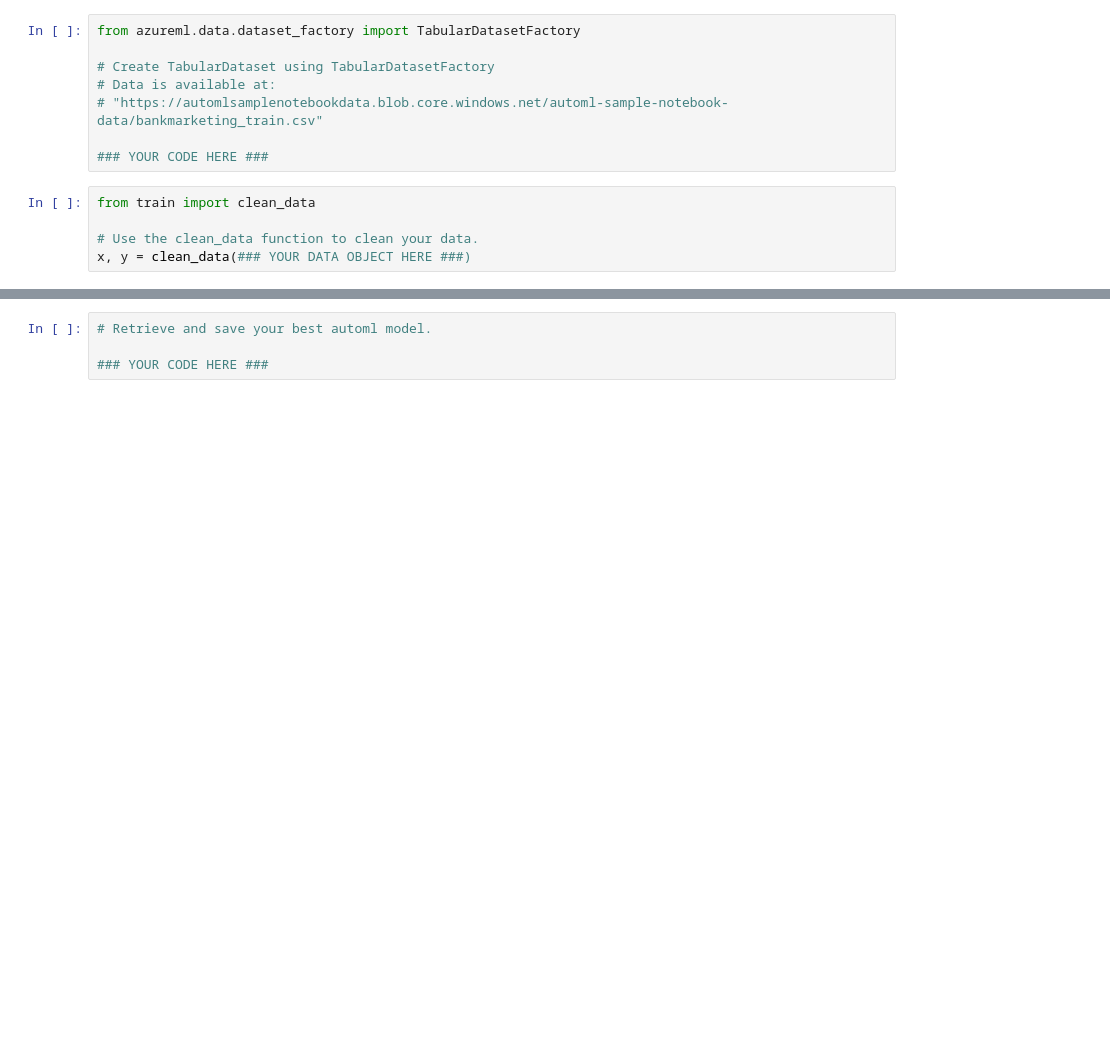
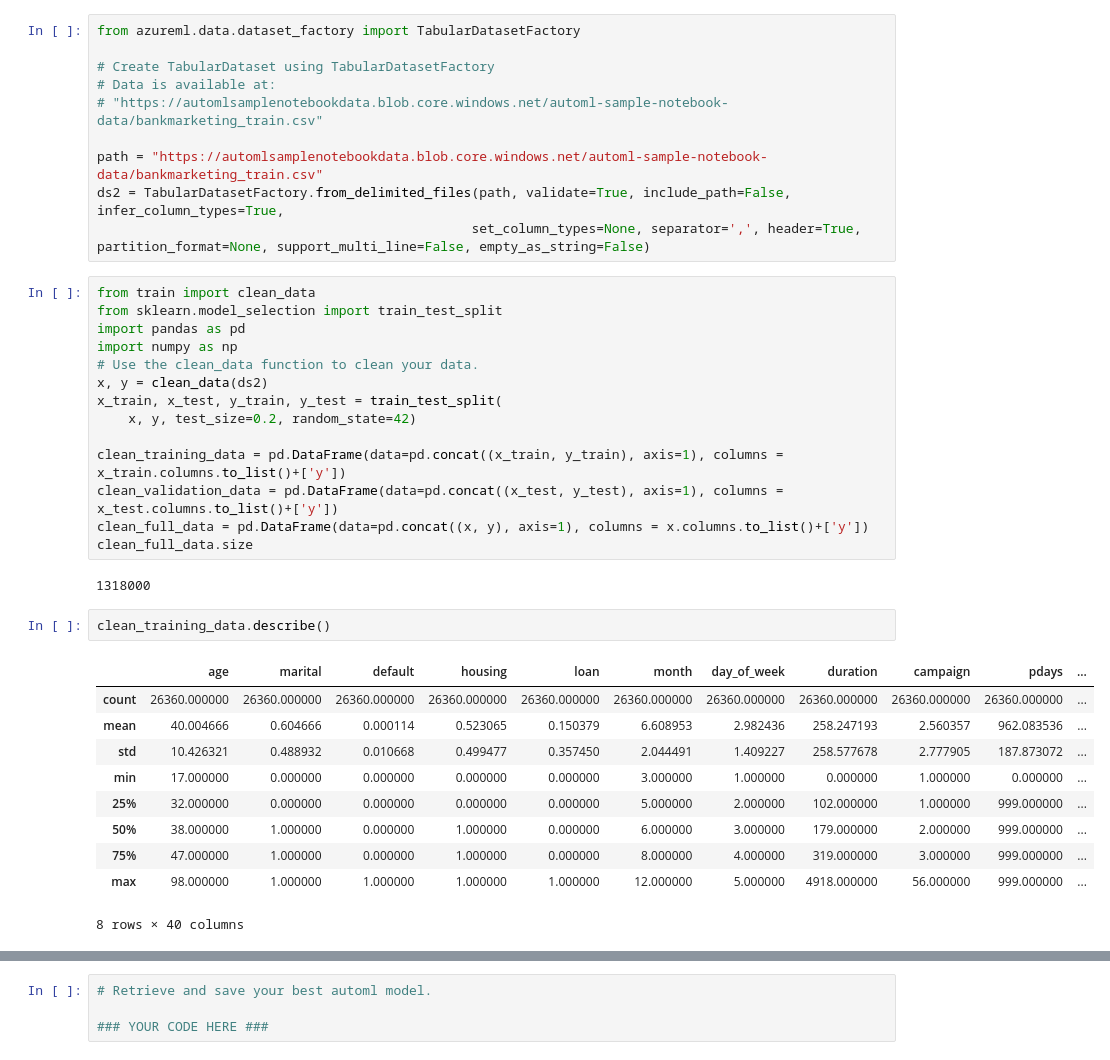
Before and after one commit to csorgyu/uda_automl_project01, a Jupyter notebook: udacity-project.ipynb, the cells around one changed output, grey strips where cells are left out. Cells and saved outputs as stored; diff of their text form; blank space fills up the shorter version.

Commit message:
Now at automl phase, env will timeout

```diff
--- a/udacity-project.ipynb
+++ b/udacity-project.ipynb
@@ -110,9 +118,35 @@ from azureml.data.dataset_factory import TabularDatasetFactory
 # Data is available at:
 # "https://automlsamplenotebookdata.blob.core.windows.net/automl-sample-notebook-data/bankmarketing_train.csv"
 
-### YOUR CODE HERE ###
+path = "https://automlsamplenotebookdata.blob.core.windows.net/automl-sample-notebook-data/bankmarketing_train.csv"
+ds2 = TabularDatasetFactory.from_delimited_files(path, validate=True, include_path=False, infer_column_types=True,
+                                                set_column_types=None, separator=',', header=True, partition_format=None, support_multi_line=False, empty_as_string=False)
-# %%
-from train import clean_data
-
-# Use the clean_data function to clean your data.
-x, y = clean_data(### YOUR DATA OBJECT HERE ###)
+# %%
+from train import clean_data
+from sklearn.model_selection import train_test_split
+import pandas as pd
+import numpy as np
+# Use the clean_data function to clean your data.
+x, y = clean_data(ds2)
+x_train, x_test, y_train, y_test = train_test_split(
+    x, y, test_size=0.2, random_state=42)
+
+clean_training_data = pd.DataFrame(data=pd.concat((x_train, y_train), axis=1), columns = x_train.columns.to_list()+['y'])
+clean_validation_data = pd.DataFrame(data=pd.concat((x_test, y_test), axis=1), columns = x_test.columns.to_list()+['y'])
+clean_full_data = pd.DataFrame(data=pd.concat((x, y), axis=1), columns = x.columns.to_list()+['y'])
+clean_full_data.size
+# %% [output]
+1318000
+# %%
+clean_training_data.describe()
+# %% [output]
+|  | age | marital | default | housing | loan | month | day_of_week | duration | campaign | pdays | ... |
+| count | 26360.000000 | 26360.000000 | 26360.000000 | 26360.000000 | 26360.000000 | 26360.000000 | 26360.000000 | 26360.000000 | 26360.000000 | 26360.000000 | ... |
+| mean | 40.004666 | 0.604666 | 0.000114 | 0.523065 | 0.150379 | 6.608953 | 2.982436 | 258.247193 | 2.560357 | 962.083536 | ... |
+| std | 10.426321 | 0.488932 | 0.010668 | 0.499477 | 0.357450 | 2.044491 | 1.409227 | 258.577678 | 2.777905 | 187.873072 | ... |
+| min | 17.000000 | 0.000000 | 0.000000 | 0.000000 | 0.000000 | 3.000000 | 1.000000 | 0.000000 | 1.000000 | 0.000000 | ... |
+| 25% | 32.000000 | 0.000000 | 0.000000 | 0.000000 | 0.000000 | 5.000000 | 2.000000 | 102.000000 | 1.000000 | 999.000000 | ... |
+| 50% | 38.000000 | 1.000000 | 0.000000 | 1.000000 | 0.000000 | 6.000000 | 3.000000 | 179.000000 | 2.000000 | 999.000000 | ... |
+| 75% | 47.000000 | 1.000000 | 0.000000 | 1.000000 | 0.000000 | 8.000000 | 4.000000 | 319.000000 | 3.000000 | 999.000000 | ... |
+| max | 98.000000 | 1.000000 | 1.000000 | 1.000000 | 1.000000 | 12.000000 | 5.000000 | 4918.000000 | 56.000000 | 999.000000 | ... |
+8 rows × 40 columns
```
Also changed, not shown: parts of 13 cells of this notebook.
